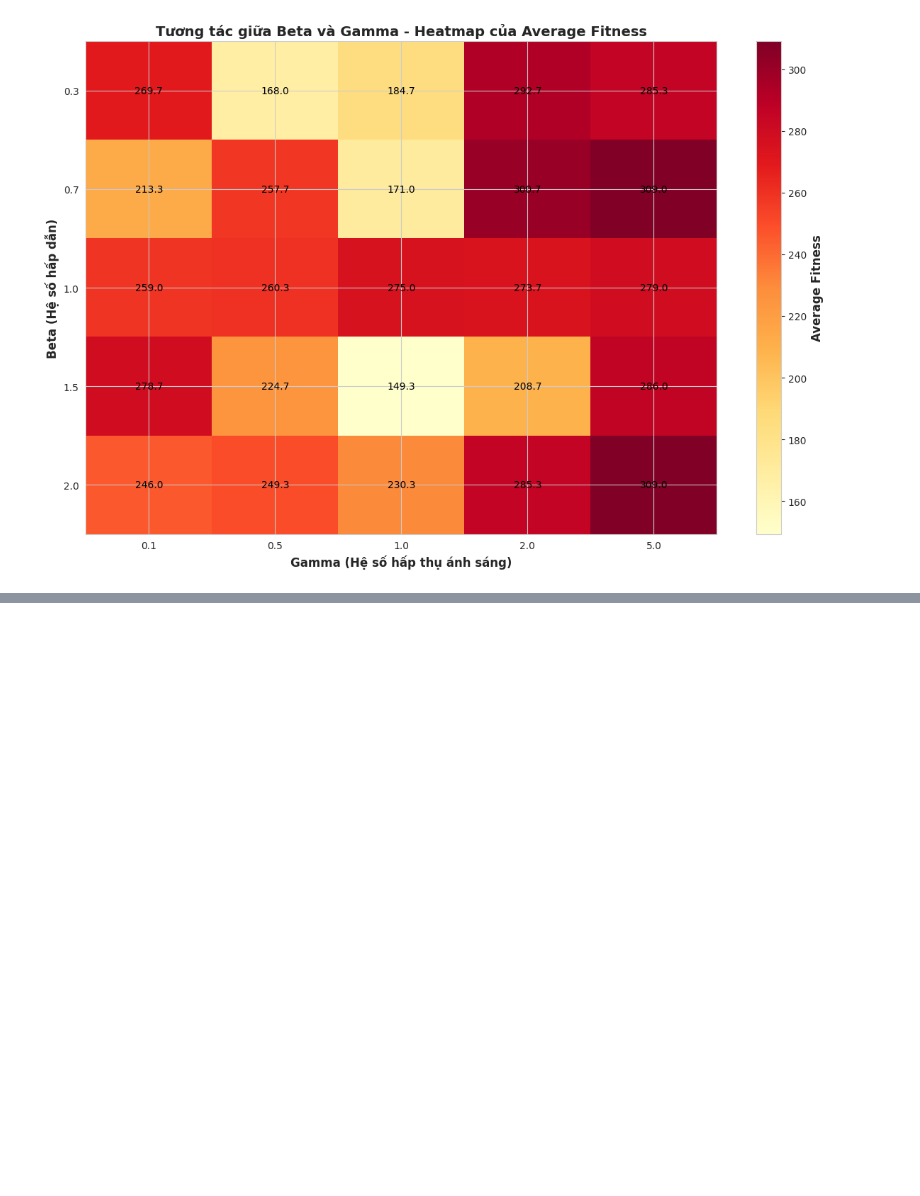
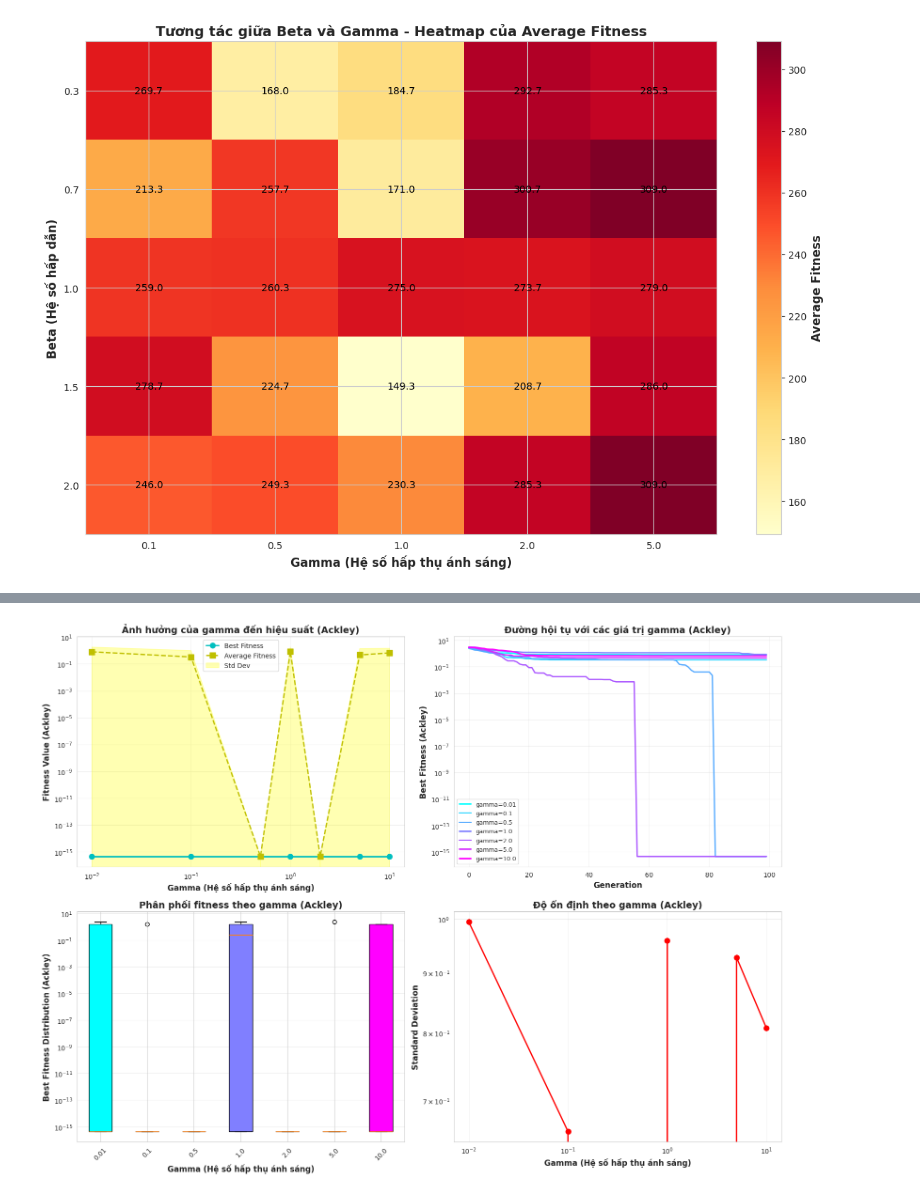
Before and after one commit to p1neapplechoco/search-algo, a Jupyter notebook: notebooks/fa_parameters.ipynb, the cells around one changed output, grey strips where cells are left out. Drawn from its saved outputs; the diff is of its cells as text; code cells hidden in the pictures; blank space fills up the shorter version.

```diff
--- a/notebooks/fa_parameters.ipynb
+++ b/notebooks/fa_parameters.ipynb
@@ -621,0 +1004,92 @@ plt.show()
+# %%
+# Visualization cho gamma - Ackley
+fig, axes = plt.subplots(2, 2, figsize=(16, 12))
+
+# 1. Best Fitness vs gamma
+ax1 = axes[0, 0]
+gamma_vals_ackley = [r["gamma"] for r in results_gamma_ackley]
+best_vals_ackley = [r["best_fitness"] for r in results_gamma_ackley]
+avg_vals_ackley = [r["avg_fitness"] for r in results_gamma_ackley]
+std_vals_ackley = [r["std_fitness"] for r in results_gamma_ackley]
+
+ax1.semilogx(
+    gamma_vals_ackley,
+    best_vals_ackley,
+    "co-",
+    linewidth=2,
+    markersize=8,
+    label="Best Fitness",
+)
+ax1.semilogx(
+    gamma_vals_ackley,
+    avg_vals_ackley,
+    "ys--",
+    linewidth=2,
+    markersize=8,
+    label="Average Fitness",
+)
+ax1.fill_between(
+    gamma_vals_ackley,
+    np.array(avg_vals_ackley) - np.array(std_vals_ackley),
+    np.array(avg_vals_ackley) + np.array(std_vals_ackley),
+    alpha=0.3,
+    color="yellow",
+    label="Std Dev",
+)
+ax1.set_xlabel("Gamma (Hệ số hấp thụ ánh sáng)", fontsize=12, fontweight="bold")
+ax1.set_ylabel("Fitness Value (Ackley)", fontsize=12, fontweight="bold")
+ax1.set_title(
+    "Ảnh hưởng của gamma đến hiệu suất (Ackley)", fontsize=14, fontweight="bold"
+)
+ax1.legend(loc="best")
+ax1.grid(True, alpha=0.3)
+ax1.set_yscale("log")
+
+# 2. Convergence curves for different gamma
+ax2 = axes[0, 1]
+colors = plt.cm.cool(np.linspace(0, 1, len(results_gamma_ackley)))
+for i, result in enumerate(results_gamma_ackley):
+    avg_history = np.mean(result["convergence_history"], axis=0)
+    ax2.plot(
+        avg_history, color=colors[i], linewidth=2, label=f"gamma={result['gamma']}"
+    )
+ax2.set_xlabel("Generation", fontsize=12, fontweight="bold")
+ax2.set_ylabel("Best Fitness (Ackley)", fontsize=12, fontweight="bold")
+ax2.set_title(
+    "Đường hội tụ với các giá trị gamma (Ackley)", fontsize=14, fontweight="bold"
+)
+ax2.legend(loc="best", fontsize=9)
+ax2.grid(True, alpha=0.3)
+ax2.set_yscale("log")
+
+# 3. Box plot for variance analysis
+ax3 = axes[1, 0]
+data_for_boxplot_ackley = [r["all_best_fitnesses"] for r in results_gamma_ackley]
+bp = ax3.boxplot(
+    data_for_boxplot_ackley,
+    labels=[f"{g}" for g in gamma_vals_ackley],
+    patch_artist=True,
+)
+for patch, color in zip(bp["boxes"], colors):
+    patch.set_facecolor(color)
+ax3.set_xlabel("Gamma (Hệ số hấp thụ ánh sáng)", fontsize=12, fontweight="bold")
+ax3.set_ylabel("Best Fitness Distribution (Ackley)", fontsize=12, fontweight="bold")
+ax3.set_title("Phân phối fitness theo gamma (Ackley)", fontsize=14, fontweight="bold")
+ax3.grid(True, alpha=0.3, axis="y")
+ax3.tick_params(axis="x", rotation=45)
+ax3.set_yscale("log")
+
+# 4. Standard deviation analysis
+ax4 = axes[1, 1]
+ax4.plot(gamma_vals_ackley, std_vals_ackley, "ro-", linewidth=2, markersize=8)
+ax4.set_xscale("log")
+ax4.set_xlabel("Gamma (Hệ số hấp thụ ánh sáng)", fontsize=12, fontweight="bold")
+ax4.set_ylabel("Standard Deviation", fontsize=12, fontweight="bold")
+ax4.set_title("Độ ổn định theo gamma (Ackley)", fontsize=14, fontweight="bold")
+ax4.grid(True, alpha=0.3)
+ax4.set_yscale("log")
+
+plt.tight_layout()
+plt.show()
+# %% [output]
+[figure, added]
```
Also changed, not shown: parts of 26 cells of this notebook, 1 other file.
